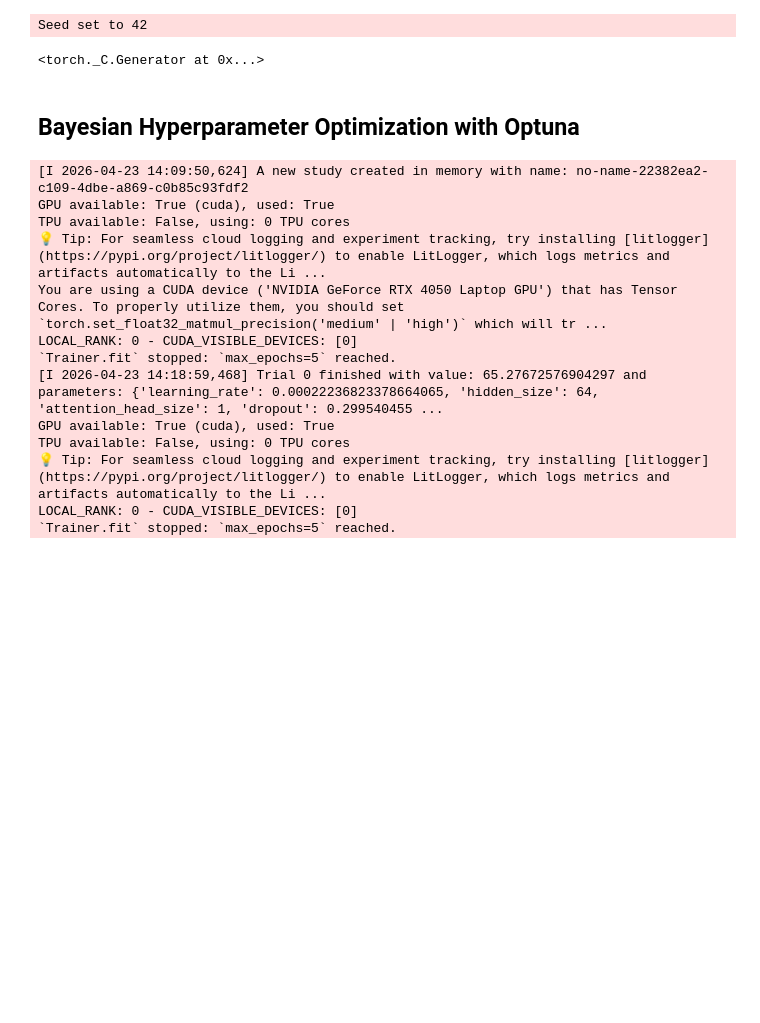
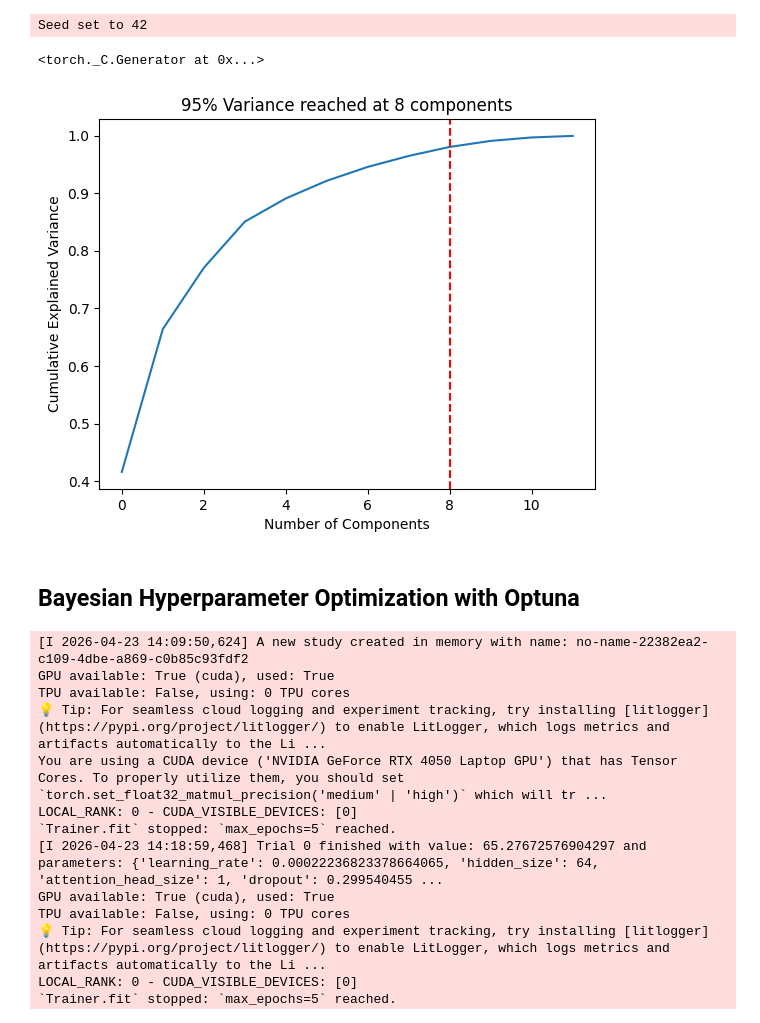
Before and after one commit to aditip149209/Data-Analytics-IT350-Team-23, a Jupyter notebook: TFT Notebooks/Non Wavelet WIth PCA/Non wavelet ablation extended/PCAwithOptuna.ipynb, the cells around one changed output. Cells and saved outputs as stored; diff of their text form; code cells hidden in the pictures; blank space fills up the shorter version.

Commit message:
Explained PCA decision

```diff
--- a/TFT Notebooks/Non Wavelet WIth PCA/Non wavelet ablation extended/PCAwithOptuna.ipynb
+++ b/TFT Notebooks/Non Wavelet WIth PCA/Non wavelet ablation extended/PCAwithOptuna.ipynb
@@ -135,6 +135,23 @@ min_len = max_encoder_length + max_prediction_length + 1
 valid_meters = df_fe.groupby('meter_id').size()
 valid_meters = valid_meters[valid_meters >= min_len].index
 df_fe = df_fe[df_fe['meter_id'].isin(valid_meters)].copy()
+# %%
+import matplotlib.pyplot as plt
+
+# Calculate cumulative variance
+cumulative_variance = np.cumsum(pca.explained_variance_ratio_)
+
+# Find where it hits 95%
+n_95 = np.where(cumulative_variance >= 0.95)[0][0] + 1
+
+plt.plot(cumulative_variance)
+plt.axvline(x=n_95, color='r', linestyle='--')
+plt.ylabel('Cumulative Explained Variance')
+plt.xlabel('Number of Components')
+plt.title(f'95% Variance reached at {n_95} components')
+plt.show()
+# %% [output]
+[figure, added]
 # %%
 train_df = df_fe[df_fe['time_idx'] <= df_fe['train_cutoff']].copy()
 val_df = df_fe[df_fe['time_idx'] <= df_fe['val_cutoff']].copy()
```
